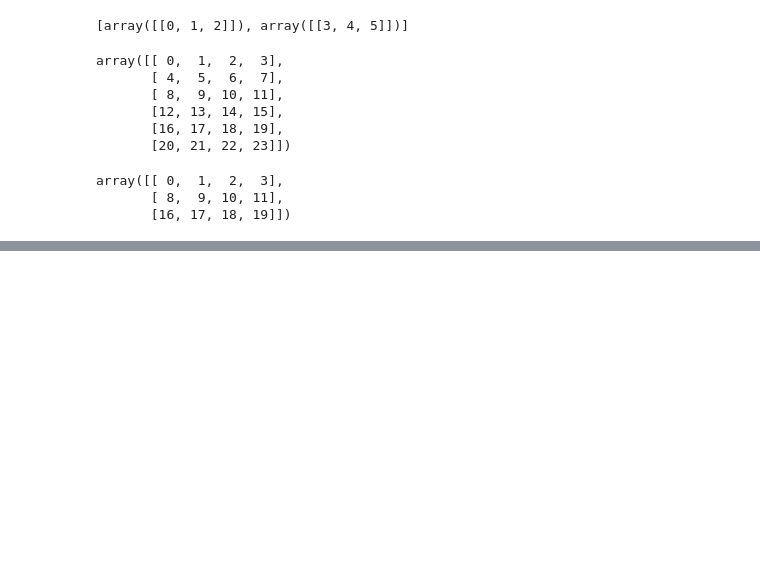
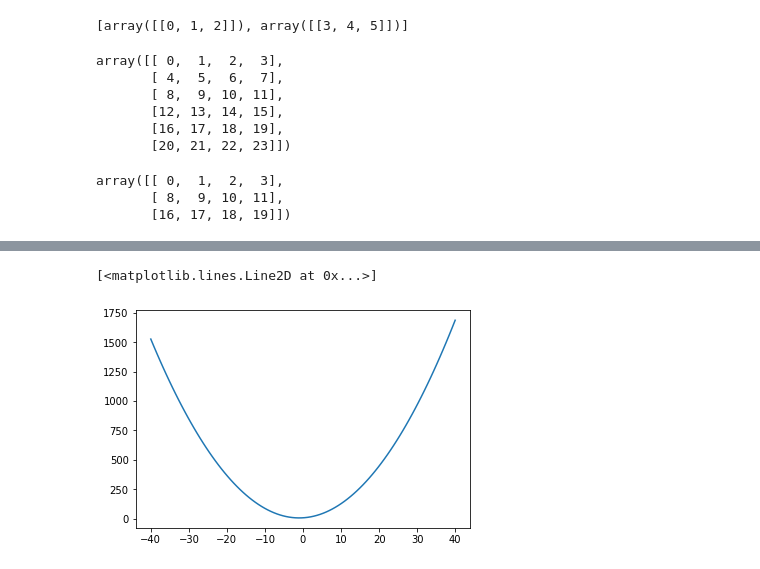
Before and after one commit to ibnerasheed/Machine-Learning-Basics, a Jupyter notebook: Numpy Basics/Numpy.ipynb, the cells around one changed output, grey strips where cells are left out. Drawn from its saved outputs; the diff is of its cells as text; code cells hidden in the pictures; blank space fills up the shorter version.

```diff
--- a/Numpy Basics/Numpy.ipynb
+++ b/Numpy Basics/Numpy.ipynb
@@ -348,0 +441,5 @@ array([[ 0,  1,  2,  3],
+# %%
+plt.plot(x, y)
+# %% [output]
+[<matplotlib.lines.Line2D at 0x...>]
+[figure, added]
```
Also changed, not shown: parts of 14 cells of this notebook, 1 other file.
